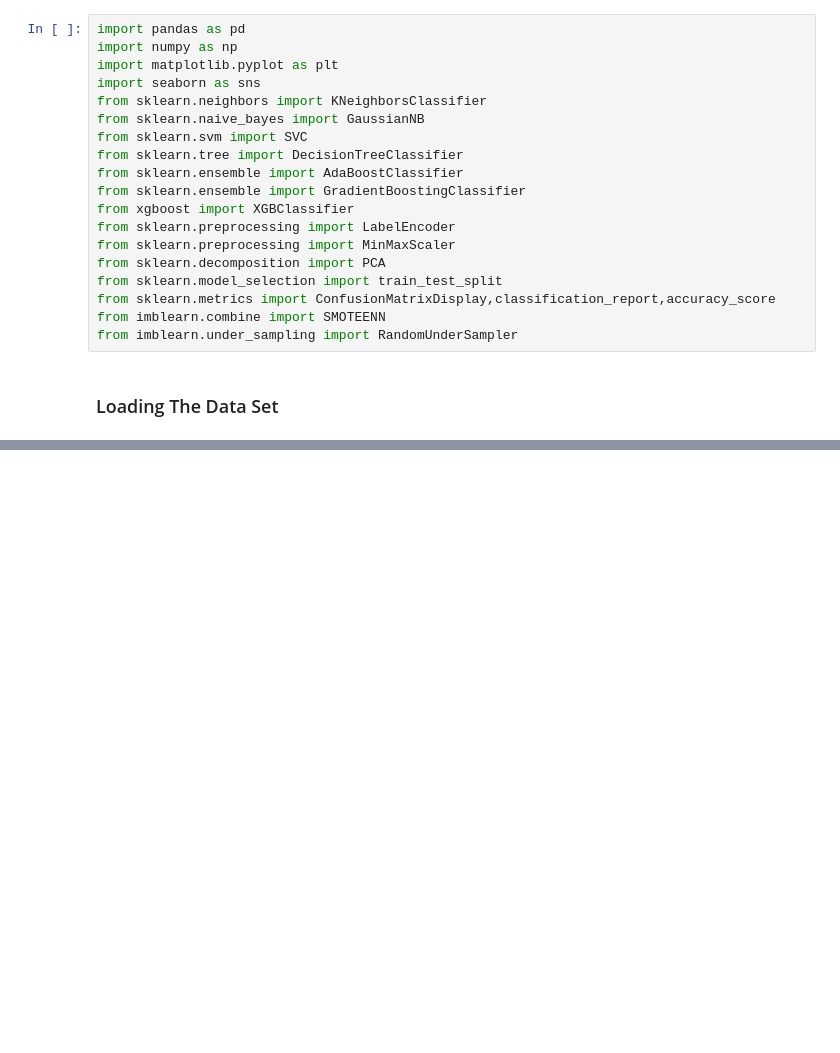
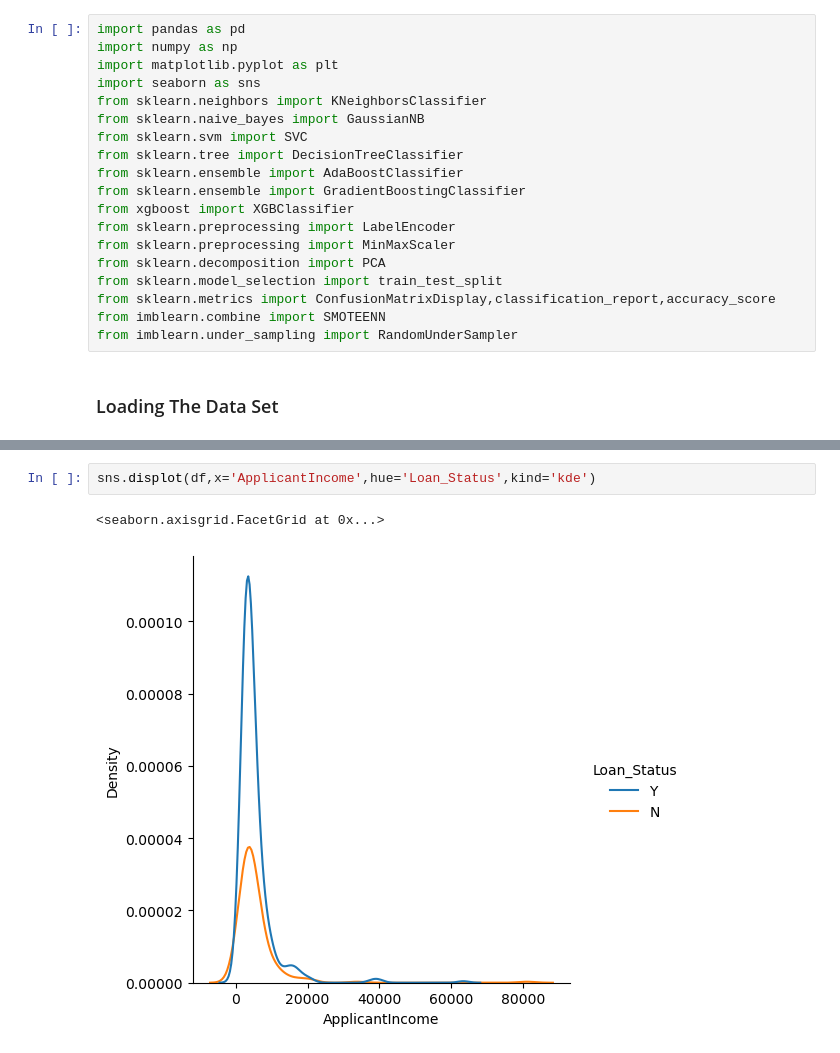
Before and after one commit to Faroui/AiProjects, a Jupyter notebook: LoanApprovalPrediction/LoanApprovalPrediction.ipynb, the cells around one changed output, grey strips where cells are left out. Saved outputs shown, nothing was run; the diff lists cells and outputs as text; blank space fills up the shorter version.

```diff
--- a/LoanApprovalPrediction/LoanApprovalPrediction.ipynb
+++ b/LoanApprovalPrediction/LoanApprovalPrediction.ipynb
@@ -39,0 +222,5 @@ from imblearn.under_sampling import RandomUnderSampler
+# %%
+sns.displot(df,x='ApplicantIncome',hue='Loan_Status',kind='kde')
+# %% [output]
+<seaborn.axisgrid.FacetGrid at 0x...>
+[figure, added]
```
Also changed, not shown: parts of 107 cells of this notebook, 2 other files.
